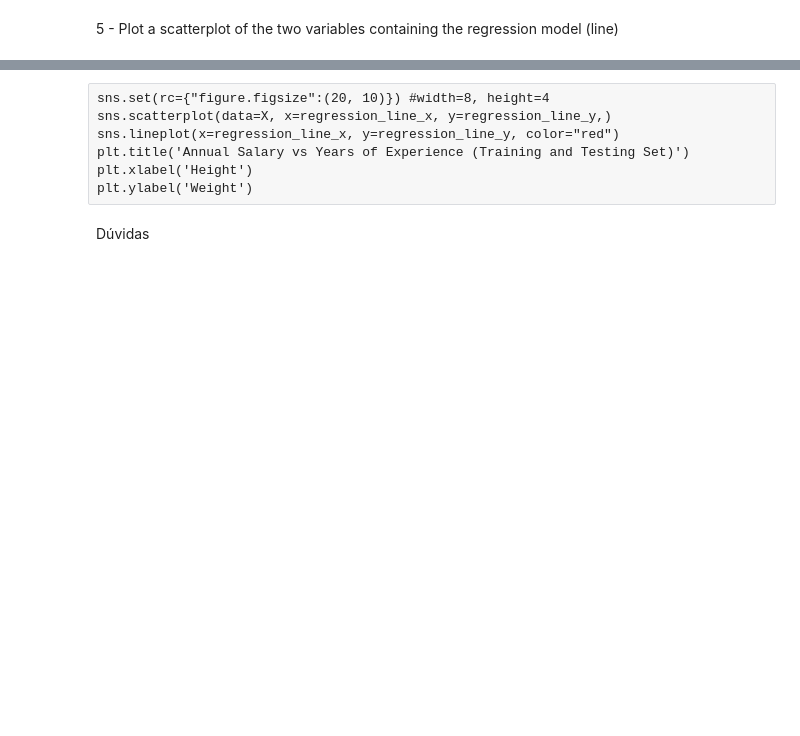
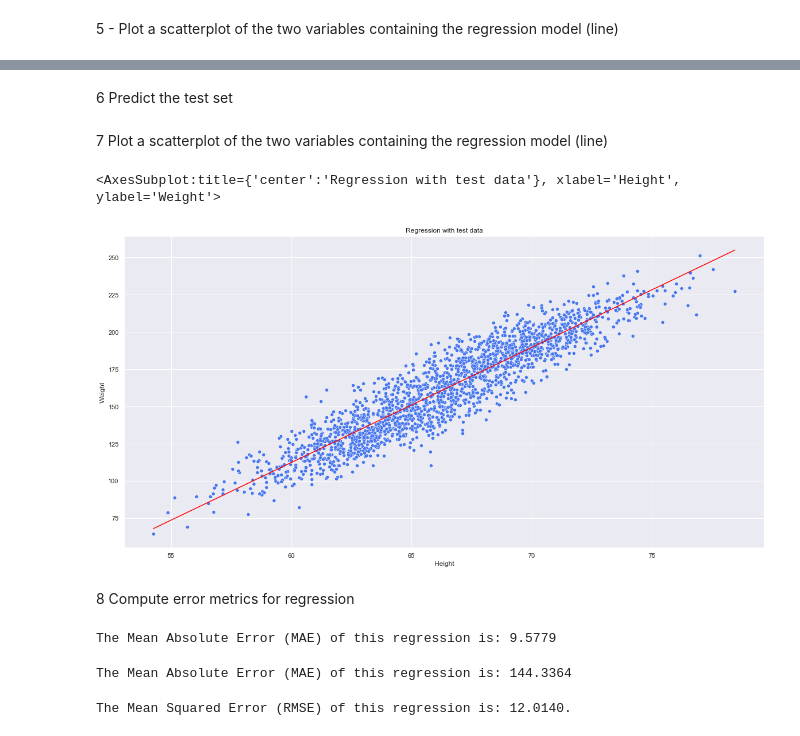
Before and after one commit to o-guilherme/Exercicios-IFSP, a Jupyter notebook: analise-estatistica/Exercise 2022-05-05/Exercise 2022-05-05.ipynb, the cells around one changed output, grey strips where cells are left out. Saved outputs shown, nothing was run; the diff lists cells and outputs as text; code cells hidden in the pictures; blank space fills up the shorter version.

```diff
--- a/analise-estatistica/Exercise 2022-05-05/Exercise 2022-05-05.ipynb
+++ b/analise-estatistica/Exercise 2022-05-05/Exercise 2022-05-05.ipynb
@@ -130,7 +122,0 @@ regression_line_y = reg.predict(X).ravel()
-# %% [raw]
-sns.set(rc={"figure.figsize":(20, 10)}) #width=8, height=4
-sns.scatterplot(data=X, x=regression_line_x, y=regression_line_y,)
-sns.lineplot(x=regression_line_x, y=regression_line_y, color="red")
-plt.title('Annual Salary vs Years of Experience (Training and Testing Set)')
-plt.xlabel('Height')
-plt.ylabel('Weight')
@@ -181,2 +123,16 @@ axs[0].set_ylabel('Salary ($)')
-# %% [markdown]
-Dúvidas
+# %% [markdown]
+6 Predict the test set
+# %%
+prediction_x = X_test['Height'].to_numpy()
+prediction_y = reg.predict(X_test).ravel()
+# %% [markdown]
+7 Plot a scatterplot of the two variables containing the regression model (line)
+# %%
+sns.set(palette='turbo', rc={"figure.figsize":(20, 10)})
+sns.scatterplot(x=X_test['Height'], y = y_test['Weight']).set(title ='Regression with test data')
+sns.lineplot(x = prediction_x, y = prediction_y, color ='red')
+# %% [output]
+<AxesSubplot:title={'center':'Regression with test data'}, xlabel='Height', ylabel='Weight'>
+[figure, added]
+# %% [markdown]
+8 Compute error metrics for regression
@@ -182,0 +142,15 @@ Dúvidas
+# %%
+#Computing the mean absolute error
+print(f'The Mean Absolute Error (MAE) of this regression is: {mean_absolute_error(y_test, y_pred):.4f}')
+# %% [output]
+The Mean Absolute Error (MAE) of this regression is: 9.5779
+# %%
+##Computing the mean squared error
+print(f'The Mean Squared Error (MSE) of this regression is: {mean_squared_error(y_test, y_pred):.4f}')
+# %% [output]
+The Mean Absolute Error (MAE) of this regression is: 144.3364
+# %%
+##Computing the root mean squared error
+print(f'The Mean Squared Error (RMSE) of this regression is: {mean_squared_error(y_test, y_pred, squared=False):.4f}.')
+# %% [output]
+The Mean Squared Error (RMSE) of this regression is: 12.0140.
```
Also changed, not shown: parts of 16 cells of this notebook.
